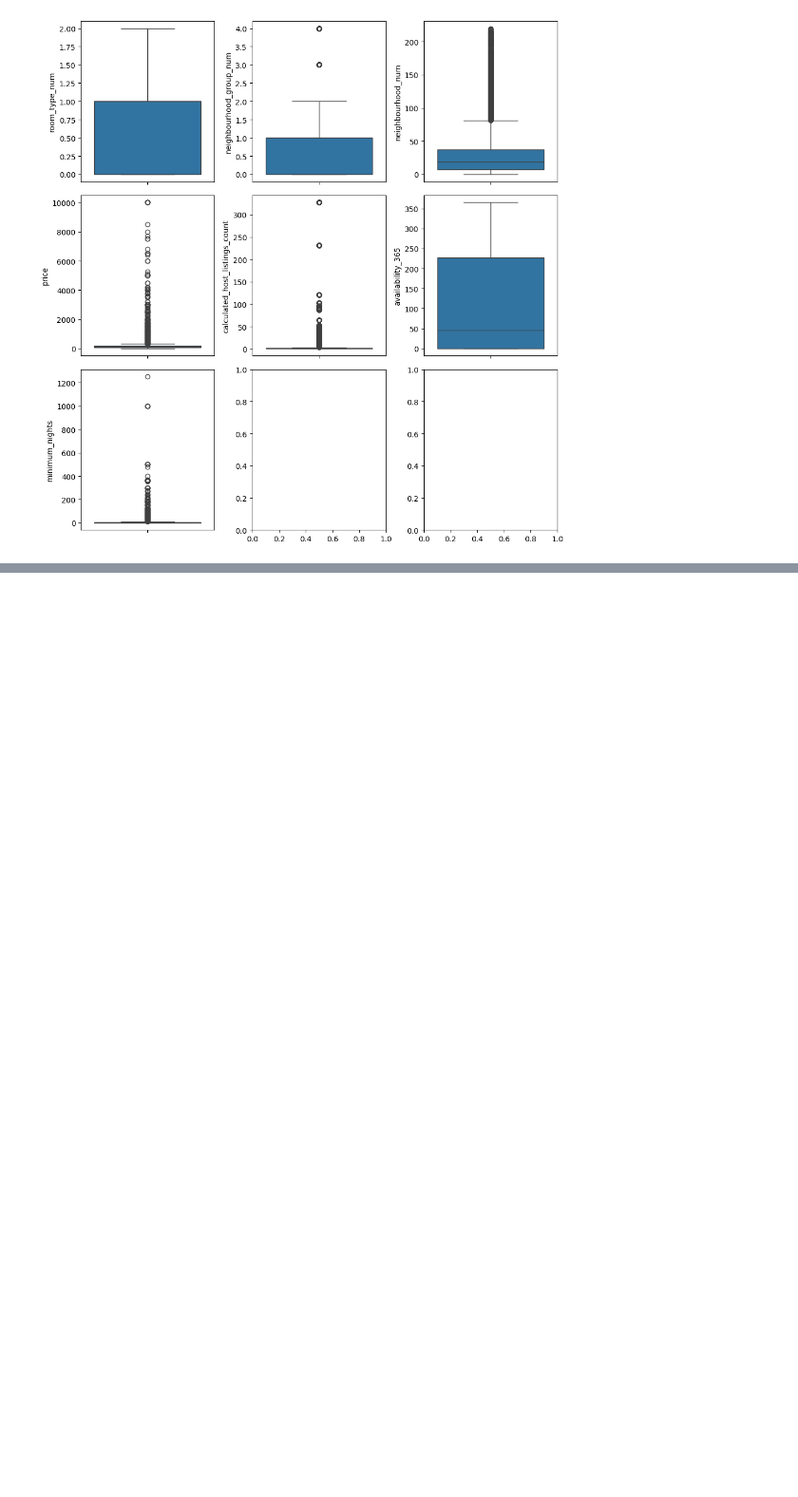
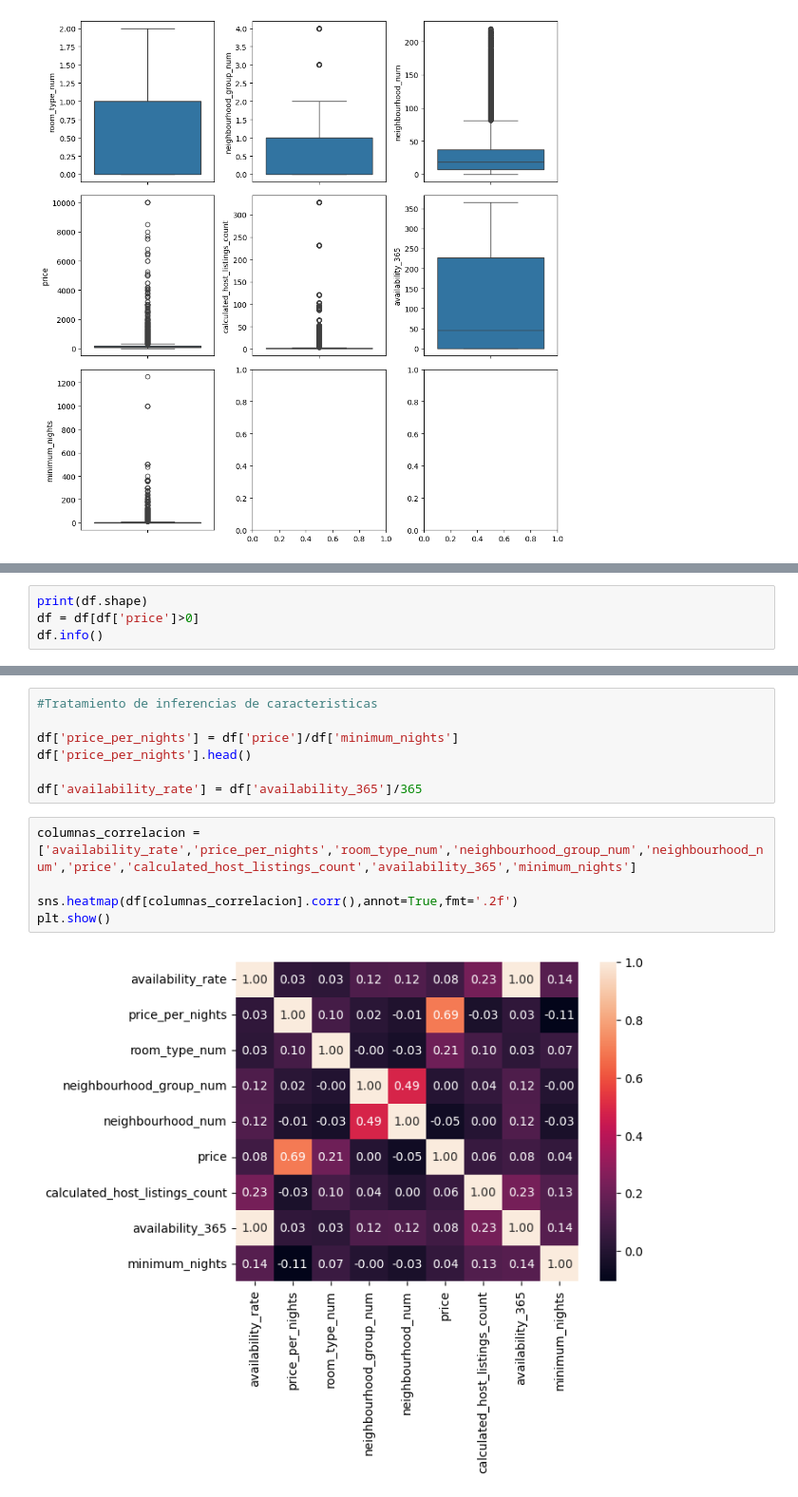
Before and after one commit to sopasoup/eda1, a Jupyter notebook: src/explore.ipynb, the cells around one changed output, grey strips where cells are left out. Shown at 95% size. Saved outputs shown, nothing was run; the diff lists cells and outputs as text; blank space fills up the shorter version.

```diff
--- a/src/explore.ipynb
+++ b/src/explore.ipynb
@@ -174,0 +178,4 @@ lim_inf = stat_price['25%'] - 1.5 * price_iqr
+# %%
+print(df.shape)
+df = df[df['price']>0]
+df.info()
@@ -174,0 +219,14 @@ lim_inf = stat_price['25%'] - 1.5 * price_iqr
+# %%
+#Tratamiento de inferencias de caracteristicas
+
+df['price_per_nights'] = df['price']/df['minimum_nights']
+df['price_per_nights'].head()
+
+df['availability_rate'] = df['availability_365']/365
+# %%
+columnas_correlacion = ['availability_rate','price_per_nights','room_type_num','neighbourhood_group_num','neighbourhood_num','price','calculated_host_listings_count','availability_365','minimum_nights']
+
+sns.heatmap(df[columnas_correlacion].corr(),annot=True,fmt='.2f')
+plt.show()
+# %% [output]
+[figure, added]
```
Also changed, not shown: parts of 9 cells of this notebook, 2 other files.
